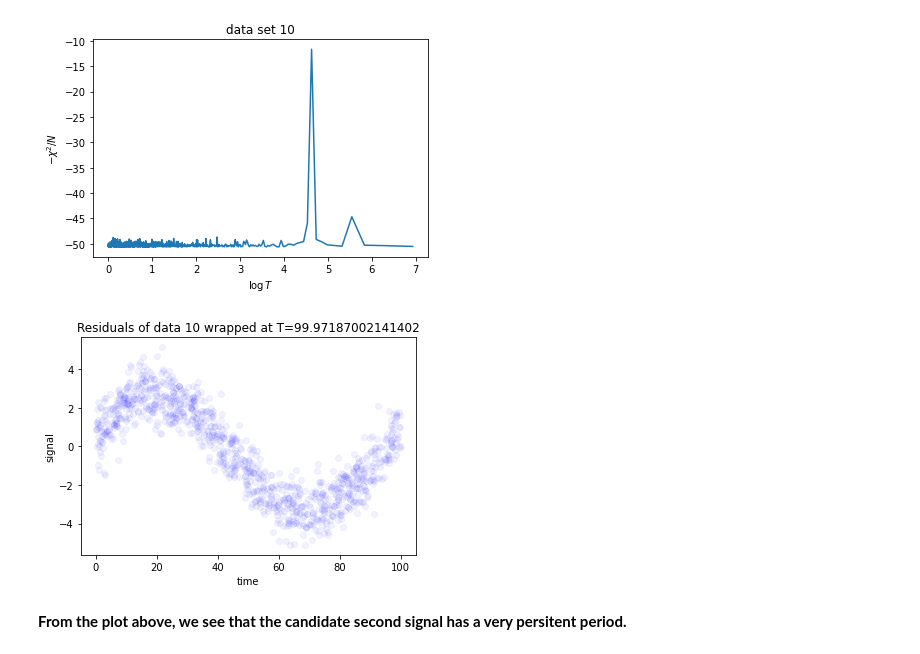
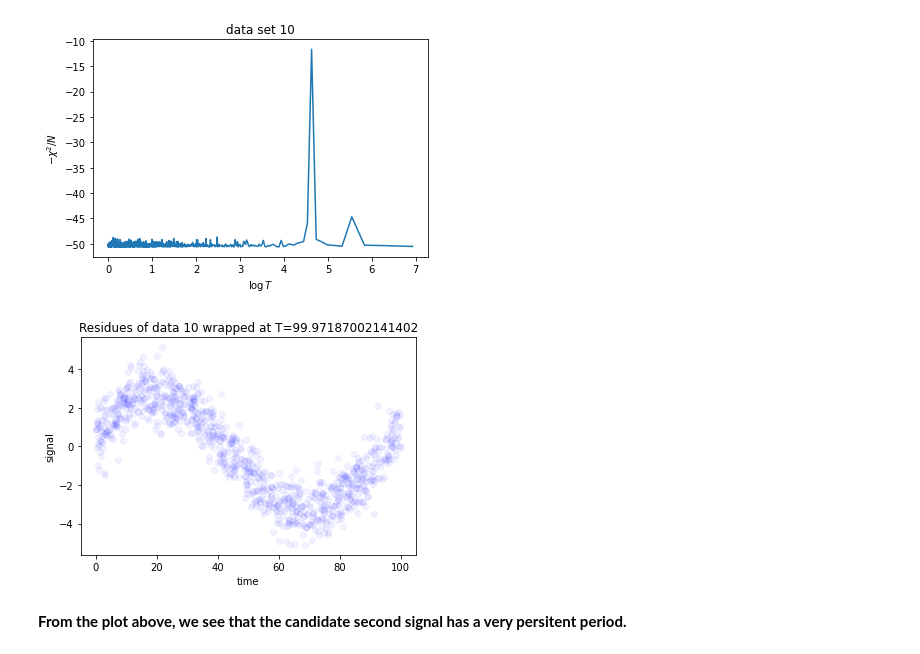
Before and after one commit to krlodeleon/datascience_fall2022, a Jupyter notebook: prob_set_4/ps4.ipynb, the cells around one changed output. Drawn from its saved outputs; the diff is of its cells as text; code cells hidden in the pictures.

```diff
--- a/prob_set_4/ps4.ipynb
+++ b/prob_set_4/ps4.ipynb
@@ -386,13 +398,13 @@ plt.show()
 # %%
 #Wrapping residue 10 at its best-fit period
 second_T = 1/bestfit_vals[3]
 plt.plot(data[0]%second_T,residue10,'bo',alpha=0.05)
 plt.xlabel('time')
 plt.ylabel('signal')
-plt.title(f'Residuals of data 10 wrapped at T={second_T}')
+plt.title(f'Residues of data 10 wrapped at T={second_T}')
 plt.show()
 # %% [output]
-[figure, old version]
+[figure, new version]
 # %% [markdown]
 **From the plot above, we see that the candidate second signal has a very persitent period.**
 # %% [markdown]
```
Also changed, not shown: parts of 12 cells of this notebook.
